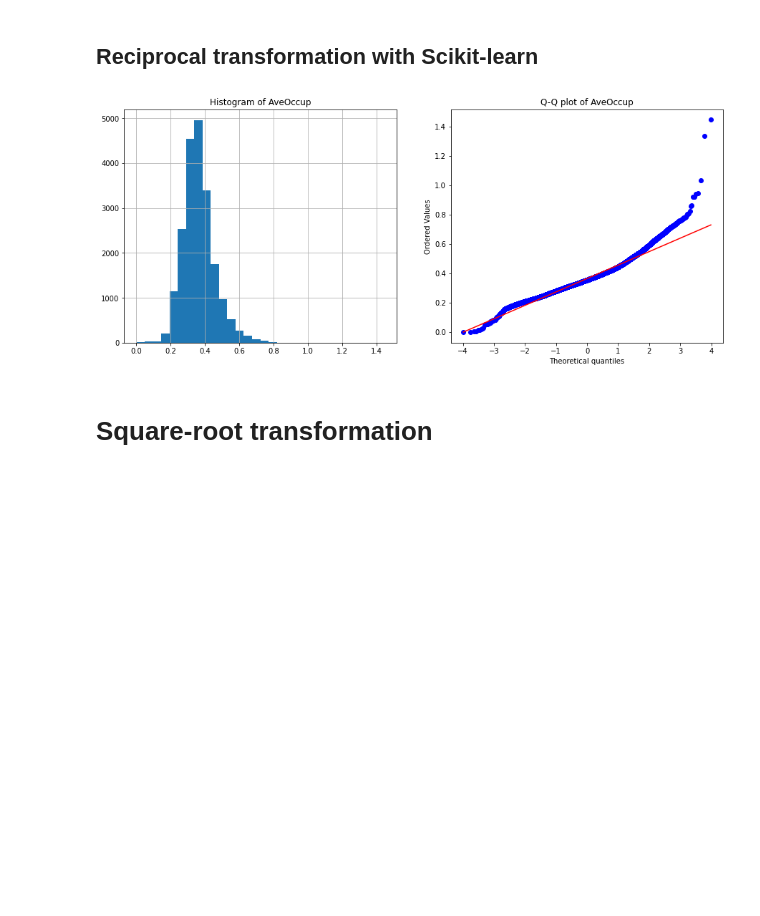
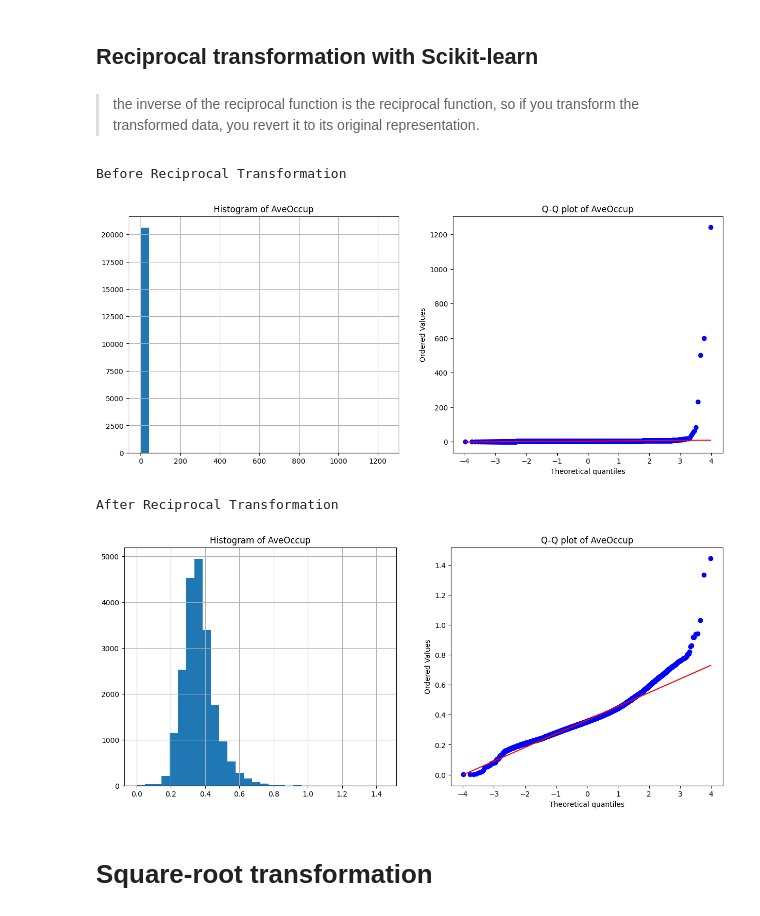
Before and after one commit to carloshgalvan95/Ciencia_Analitica_Datos, a Jupyter notebook: Modules/03_module/Transforming Numerical Variables/Transformation.ipynb, the cells around one changed output. Cells and saved outputs as stored; diff of their text form; code cells hidden in the pictures; blank space fills up the shorter version.

Commit message:
Worked on Transforming numerical variables lecture notebook

```diff
--- a/Modules/03_module/Transforming Numerical Variables/Transformation.ipynb
+++ b/Modules/03_module/Transforming Numerical Variables/Transformation.ipynb
@@ -267,8 +318,15 @@ X_tf["AveOccup"] = transformer.transform(X["AveOccup"])
+# %% [markdown]
+> the inverse of the reciprocal function is the reciprocal function, so if you transform the transformed data, you revert it to its original representation.
 # %%
 # use diagnostic plot function to corroborate variable transformation
-
+print("Before Reciprocal Transformation")
+diagnostic_plots(X, "AveOccup")
+print("After Reciprocal Transformation")
 diagnostic_plots(X_tf, "AveOccup")
 # %% [output]
+Before Reciprocal Transformation
-[figure, old version]
+[figure, new version]
+After Reciprocal Transformation
+[figure, added]
 # %% [markdown]
 # Square-root transformation
```
Also changed, not shown: parts of 26 cells of this notebook.
